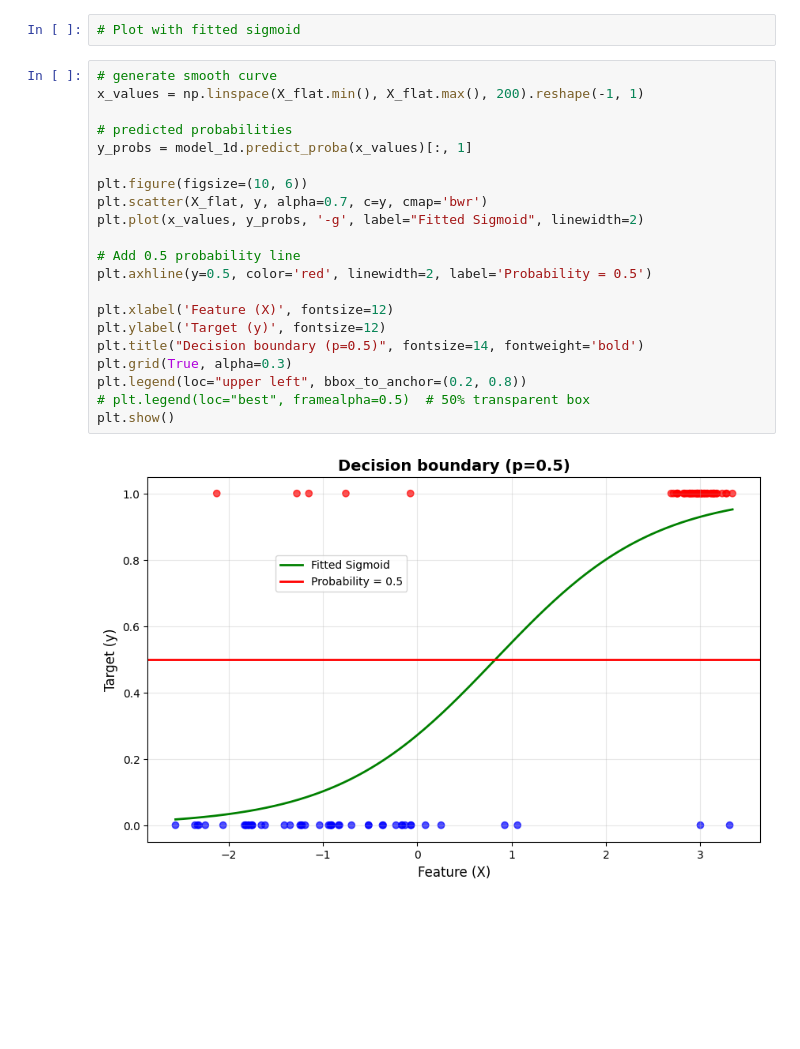
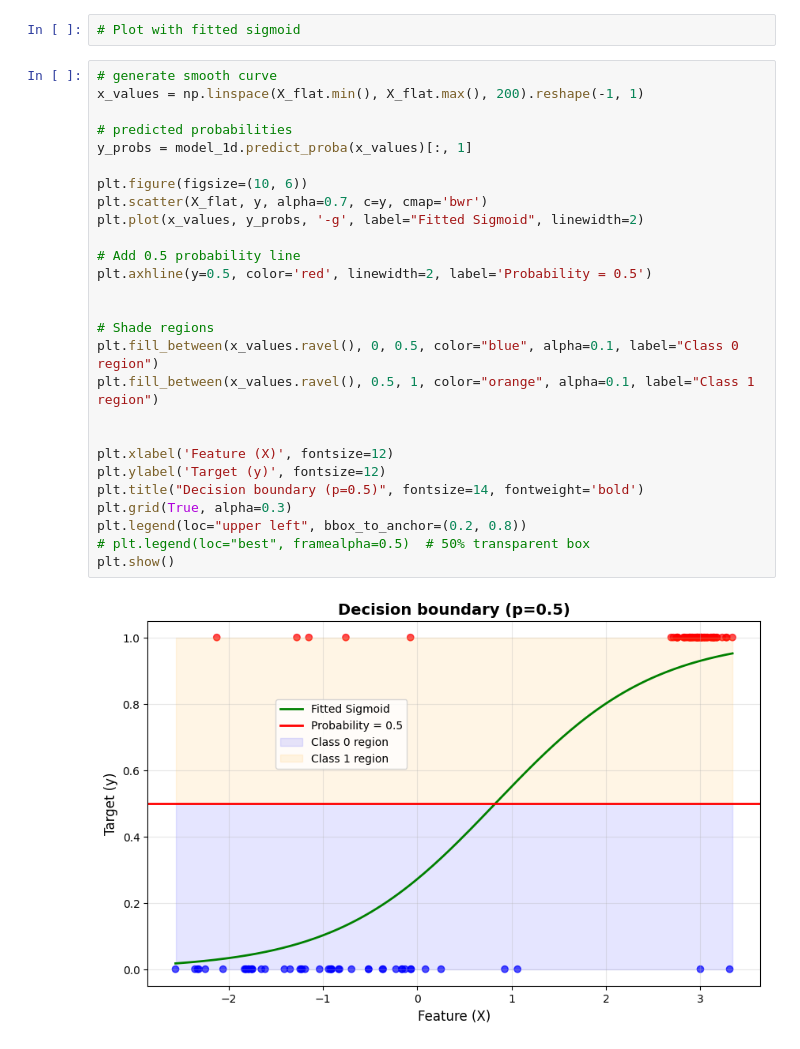
Before and after one commit to stkisengese/classification, a Jupyter notebook: decision_boundary.ipynb, the cells around one changed output. Cells and saved outputs as stored; diff of their text form; blank space fills up the shorter version.

Commit message:
feat: add shade to the decision boundary regions

```diff
--- a/decision_boundary.ipynb
+++ b/decision_boundary.ipynb
@@ -56,23 +56,29 @@ Intercept: [-0.98497516]
 # %%
 # generate smooth curve
 x_values = np.linspace(X_flat.min(), X_flat.max(), 200).reshape(-1, 1)
 
 # predicted probabilities
 y_probs = model_1d.predict_proba(x_values)[:, 1]
 
 plt.figure(figsize=(10, 6))
 plt.scatter(X_flat, y, alpha=0.7, c=y, cmap='bwr')
 plt.plot(x_values, y_probs, '-g', label="Fitted Sigmoid", linewidth=2)
 
 # Add 0.5 probability line
 plt.axhline(y=0.5, color='red', linewidth=2, label='Probability = 0.5')
 
+
+# Shade regions
+plt.fill_between(x_values.ravel(), 0, 0.5, color="blue", alpha=0.1, label="Class 0 region")
+plt.fill_between(x_values.ravel(), 0.5, 1, color="orange", alpha=0.1, label="Class 1 region")
+
+
 plt.xlabel('Feature (X)', fontsize=12)
 plt.ylabel('Target (y)', fontsize=12)
 plt.title("Decision boundary (p=0.5)", fontsize=14, fontweight='bold')
 plt.grid(True, alpha=0.3)
 plt.legend(loc="upper left", bbox_to_anchor=(0.2, 0.8))
 # plt.legend(loc="best", framealpha=0.5)  # 50% transparent box
 plt.show()
 # %% [output]
-[figure, old version]
+[figure, new version]
```
